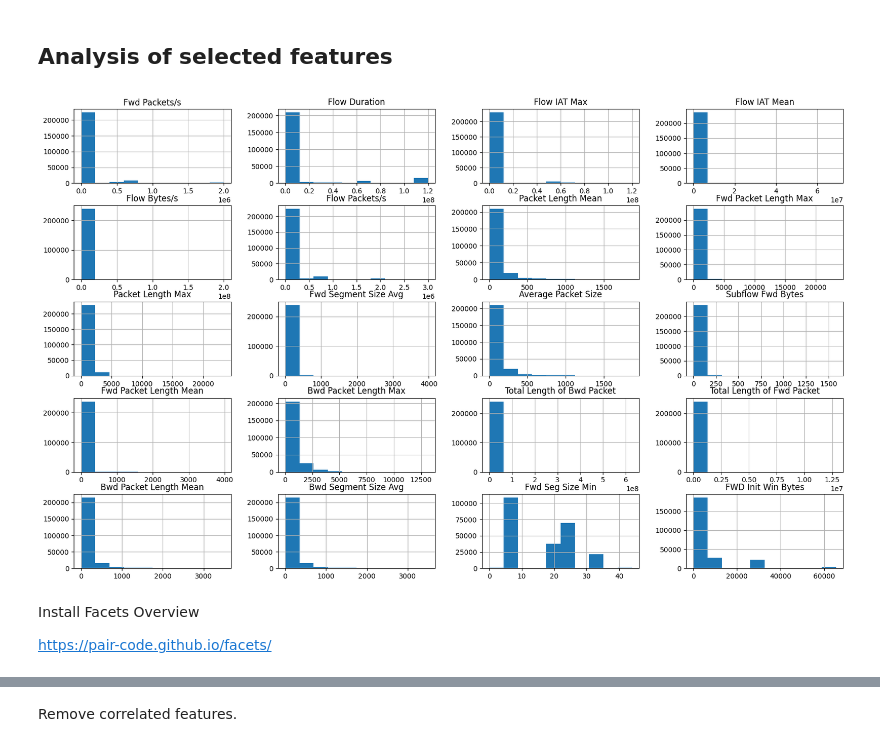
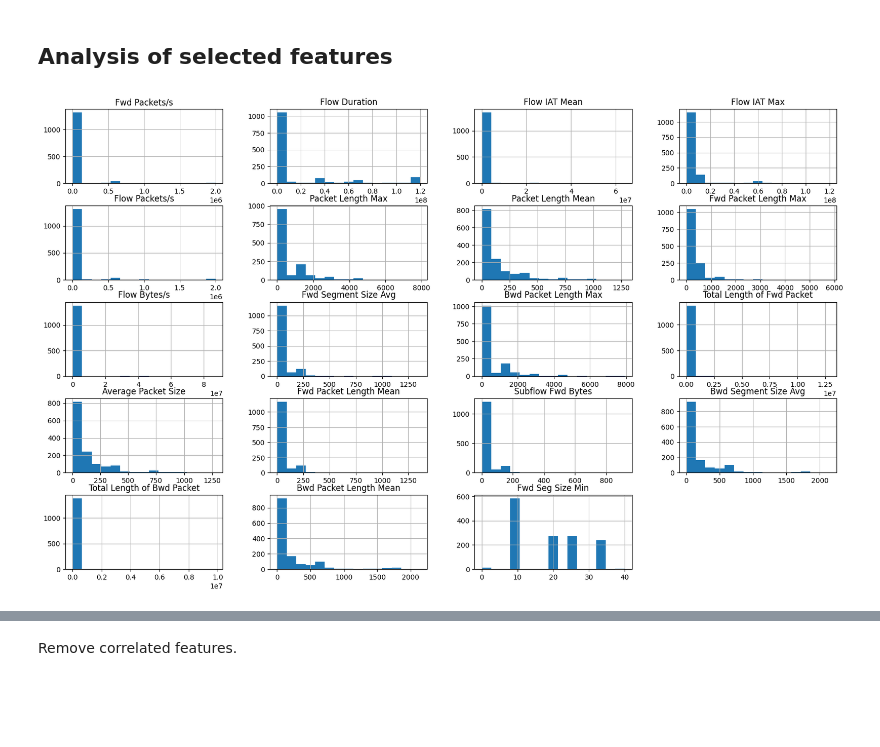
Before and after one commit to parmigggiana/ml-ids, a Jupyter notebook: IDS_CICIDS2017.ipynb, the cells around one changed output, grey strips where cells are left out. Saved outputs shown, nothing was run; the diff lists cells and outputs as text; code cells hidden in the pictures; blank space fills up the shorter version.

```diff
--- a/IDS_CICIDS2017.ipynb
+++ b/IDS_CICIDS2017.ipynb
@@ -168,16 +174,24 @@ Copy records from df to df_balanced, save dataset **web_attacks_balanced.csv**.
 import random
 indexes = []
 benign_included_count = 0
+portscan_included_count = 0
 for index, row in df.iterrows():
-    if (row['Label'] != "BENIGN"):
-        indexes.append(index)
-    else:
-        # Copying with benign_inc_probability
-        if random.random() > benign_inc_probability: continue
-        # Have we achieved 70% (5087 records)?
-        if benign_included_count > benign_included_max: continue
-        benign_included_count += 1
-        indexes.append(index)
+    if (row['Label'] == "BENIGN"):
+      # Have we achieved 70% (980 records)?
+      if benign_included_count > benign_included_max: continue
+      # Copying with benign_inc_probability
+      if random.random() > benign_inc_probability: continue
+      benign_included_count += 1
+
+    if (row['Label'] == "Infiltration - Portscan"):
+      # Have we achieved 20% (280 records)?
+      if portscan_included_count > portscan_included_max: continue
+      # Copying with benign_inc_probability
+      if random.random() > portscan_inc_probability: continue
+      portscan_included_count += 1
+
+    indexes.append(index)
+
 df_balanced = df.loc[indexes]
 # %%
 df_balanced['Label'].value_counts()
@@ -223,4 +217,4 @@ If necessary, we will work with our own dataset.
 7 features (Flow ID, Source IP, Source Port, Destination IP, Destination Port, Protocol, Timestamp) are excluded from the dataset. The hypothesis is that the "shape" of the data being transmitted is more important than these attributes. In addition, ports and addresses can be substituted by an attacker, so it is better that the ML algorithm does not take these features into account in training [Kostas2018].
 # %%
 excluded = ['Flow ID', 'Src IP', 'Src Port', 'Dst IP', 'Dst Port', 'Protocol', 'Timestamp']
-df = df.drop(columns=excluded, errors='ignore')
+df = df.drop(columns=excluded)
@@ -399,7 +362,8 @@ importances = rf.feature_importances_
 indices = np.argsort(importances)[::-1]
 webattack_features = []
 
-for index, i in enumerate(indices[:20]):
-    webattack_features.append(features[i])
-    print('{}.\t#{}\t{:.3f}\t{}'.format(index + 1, i, importances[i], features[i]))
+for index, i in enumerate(indices):
+    if importances[i] >= 0.01:
+      webattack_features.append(features[i])
+    print(f'{index+1}. \t #{i} \t {importances[i]:.3f} \t {features[i]}')
 # %% [output]
@@ -460,4 +406,0 @@ Next, for experiments, we keep the first max_features of features with maximum i
-# %%
-max_features = 20
-webattack_features = webattack_features[:max_features]
-webattack_features
@@ -485,11 +407,8 @@ webattack_features
 # %% [markdown]
 ## Analysis of selected features
 # %%
-df[webattack_features].hist(figsize=(20,12), bins=10);
-plt.savefig('features_hist.png', dpi=300)
+df[webattack_features].hist(figsize=(20,12), bins=15);
+plt.show()
+#plt.savefig('features_hist.png', dpi=300)
 # %% [output]
-[figure, old version]
+[figure, new version]
-# %% [markdown]
-Install Facets Overview
-
-https://pair-code.github.io/facets/
```
Also changed, not shown: parts of 65 cells of this notebook.
